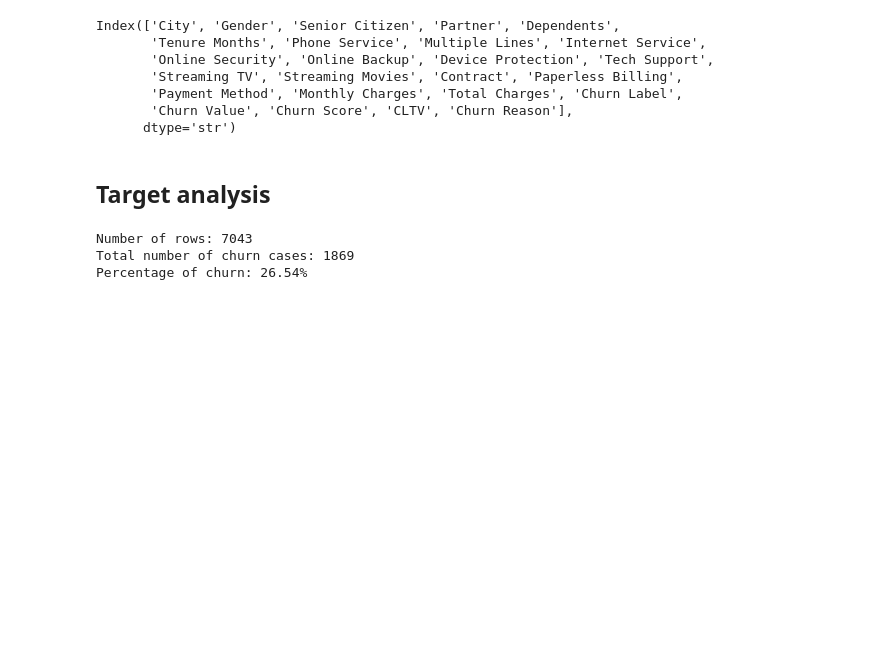
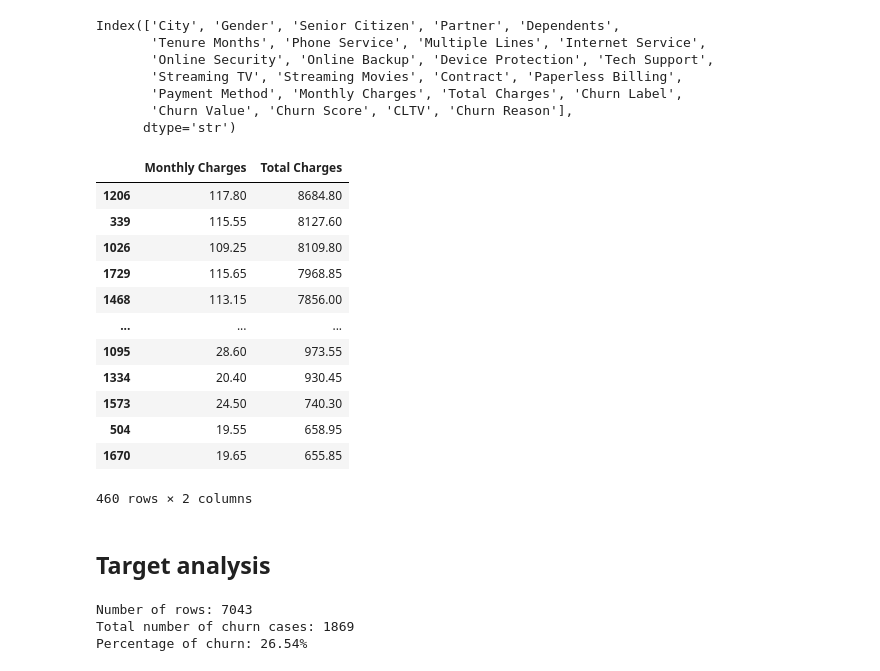
Before and after one commit to BS-prime/Customer-Churn-Prediction-and-Retention-Strategy, a Jupyter notebook: notebooks/eda.ipynb, the cells around one changed output. Drawn from its saved outputs; the diff is of its cells as text; code cells hidden in the pictures; blank space fills up the shorter version.

```diff
--- a/notebooks/eda.ipynb
+++ b/notebooks/eda.ipynb
@@ -47,6 +50,27 @@ Index(['City', 'Gender', 'Senior Citizen', 'Partner', 'Dependents',
        'Payment Method', 'Monthly Charges', 'Total Charges', 'Churn Label',
        'Churn Value', 'Churn Score', 'CLTV', 'Churn Reason'],
       dtype='str')
+# %%
+df["customer_loyalty"] = pd.cut(
+    x=df["Tenure Months"],
+    bins=[-1, 1, 2, 10, 29, np.inf],
+    labels=["new", "seeker", "floater", "loyal", "ultra_loyal"]
+)
+df[(df["customer_loyalty"] == "ultra_loyal") & (df["Churn Value"] == 1)][["Monthly Charges", "Total Charges"]].sort_values(by="Total Charges", ascending=False)
+# %% [output]
+|  | Monthly Charges | Total Charges |
+| 1206 | 117.80 | 8684.80 |
+| 339 | 115.55 | 8127.60 |
+| 1026 | 109.25 | 8109.80 |
+| 1729 | 115.65 | 7968.85 |
+| 1468 | 113.15 | 7856.00 |
+| ... | ... | ... |
+| 1095 | 28.60 | 973.55 |
+| 1334 | 20.40 | 930.45 |
+| 1573 | 24.50 | 740.30 |
+| 504 | 19.55 | 658.95 |
+| 1670 | 19.65 | 655.85 |
+460 rows × 2 columns
 # %% [markdown]
 ## Target analysis
 # %%
```
Also changed, not shown: parts of 4 cells of this notebook, 5 other files.
